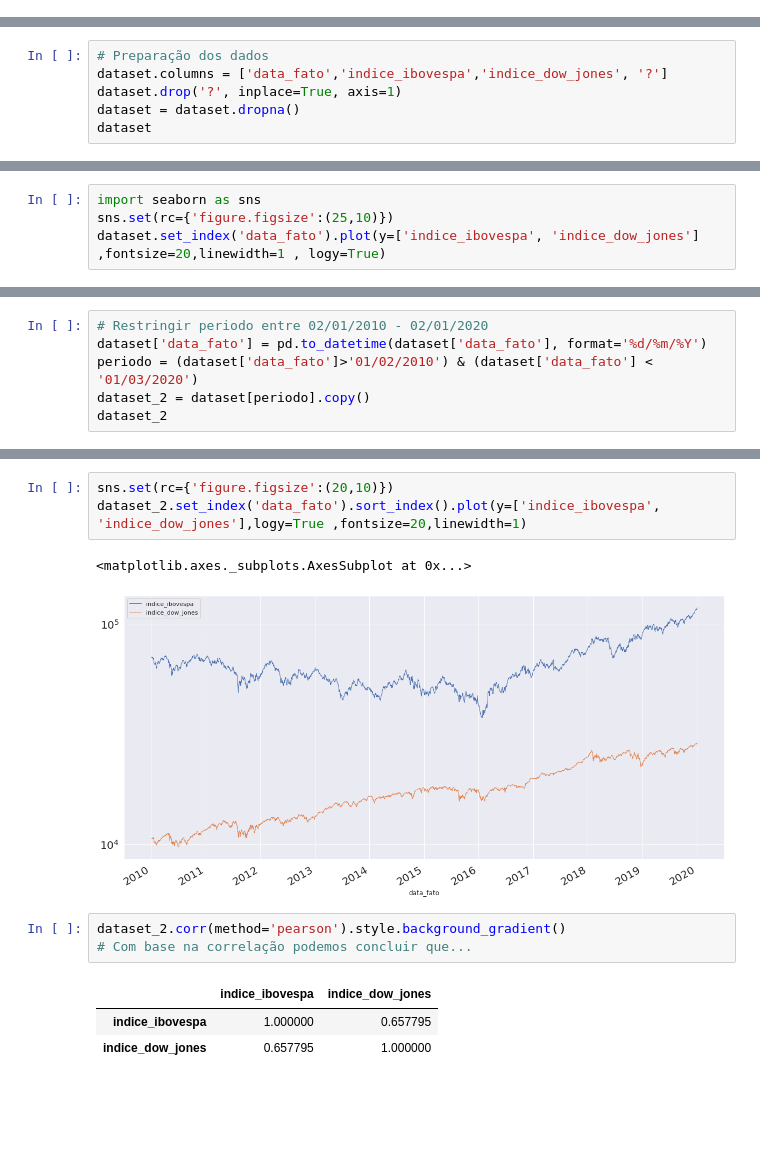
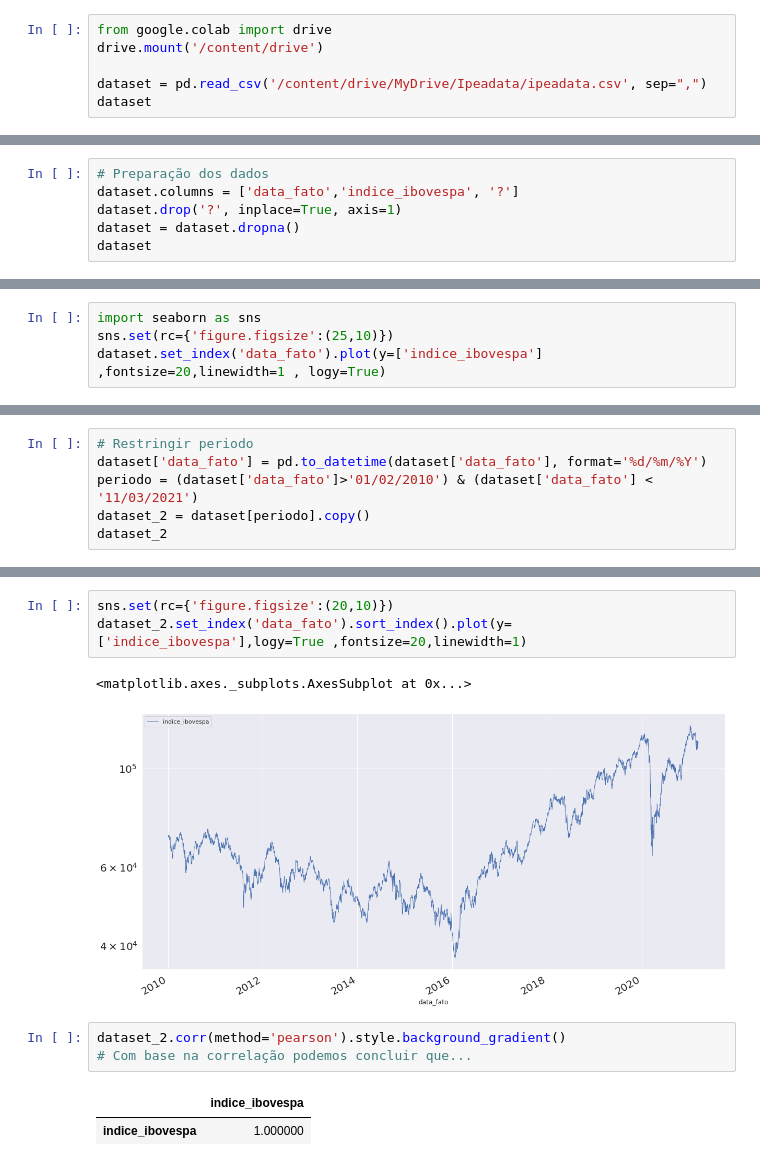
Before and after one commit to BragaWill/fechamento-ibovespa-python, a Jupyter notebook: analise_ibov.ipynb, the cells around one changed output, grey strips where cells are left out. Saved outputs shown, nothing was run; the diff lists cells and outputs as text; blank space fills up the shorter version.

```diff
--- a/analise_ibov.ipynb
+++ b/analise_ibov.ipynb
@@ -24,0 +10,6 @@ dataset
+# %%
+from google.colab import drive
+drive.mount('/content/drive')
+
+dataset = pd.read_csv('/content/drive/MyDrive/Ipeadata/ipeadata.csv', sep=",")
+dataset
@@ -25,6 +31,6 @@ dataset
 # %%
 # Preparação dos dados
-dataset.columns = ['data_fato','indice_ibovespa','indice_dow_jones', '?']
+dataset.columns = ['data_fato','indice_ibovespa', '?']
 dataset.drop('?', inplace=True, axis=1)
 dataset = dataset.dropna()
 dataset
@@ -45,6 +51,6 @@ dataset
 # %%
 import seaborn as sns
 sns.set(rc={'figure.figsize':(25,10)})
-dataset.set_index('data_fato').plot(y=['indice_ibovespa', 'indice_dow_jones'] ,fontsize=20,linewidth=1 , logy=True)
+dataset.set_index('data_fato').plot(y=['indice_ibovespa'] ,fontsize=20,linewidth=1 , logy=True)
 # %% [output]
 <matplotlib.axes._subplots.AxesSubplot at 0x...>
@@ -52,7 +58,7 @@ dataset.set_index('data_fato').plot(y=['indice_ibovespa', 'indice_dow_jones'] ,f
 # %%
-# Restringir periodo entre 02/01/2010 - 02/01/2020
+# Restringir periodo
 dataset['data_fato'] = pd.to_datetime(dataset['data_fato'], format='%d/%m/%Y')
-periodo = (dataset['data_fato']>'01/02/2010') & (dataset['data_fato'] < '01/03/2020')
+periodo = (dataset['data_fato']>'01/02/2010') & (dataset['data_fato'] < '11/03/2021')
 dataset_2 = dataset[periodo].copy()
 dataset_2
 # %% [output]
@@ -76,16 +82,15 @@ See the caveats in the documentation: https://pandas.pydata.org/pandas-docs/stab
 # %%
 sns.set(rc={'figure.figsize':(20,10)})
-dataset_2.set_index('data_fato').sort_index().plot(y=['indice_ibovespa', 'indice_dow_jones'],logy=True ,fontsize=20,linewidth=1)
+dataset_2.set_index('data_fato').sort_index().plot(y=['indice_ibovespa'],logy=True ,fontsize=20,linewidth=1)
 # %% [output]
 <matplotlib.axes._subplots.AxesSubplot at 0x...>
-[figure, old version]
+[figure, new version]
 # %%
 dataset_2.corr(method='pearson').style.background_gradient()
 # Com base na correlação podemos concluir que...
 # %% [output]
-|  | indice_ibovespa | indice_dow_jones |
-| indice_ibovespa | 1.000000 | 0.657795 |
-| indice_dow_jones | 0.657795 | 1.000000 |
+|  | indice_ibovespa |
+| indice_ibovespa | 1.000000 |
 # %%
 dataset_2.set_index('data_fato').sort_index()
 # %% [output]
```
Also changed, not shown: parts of 25 cells of this notebook.
